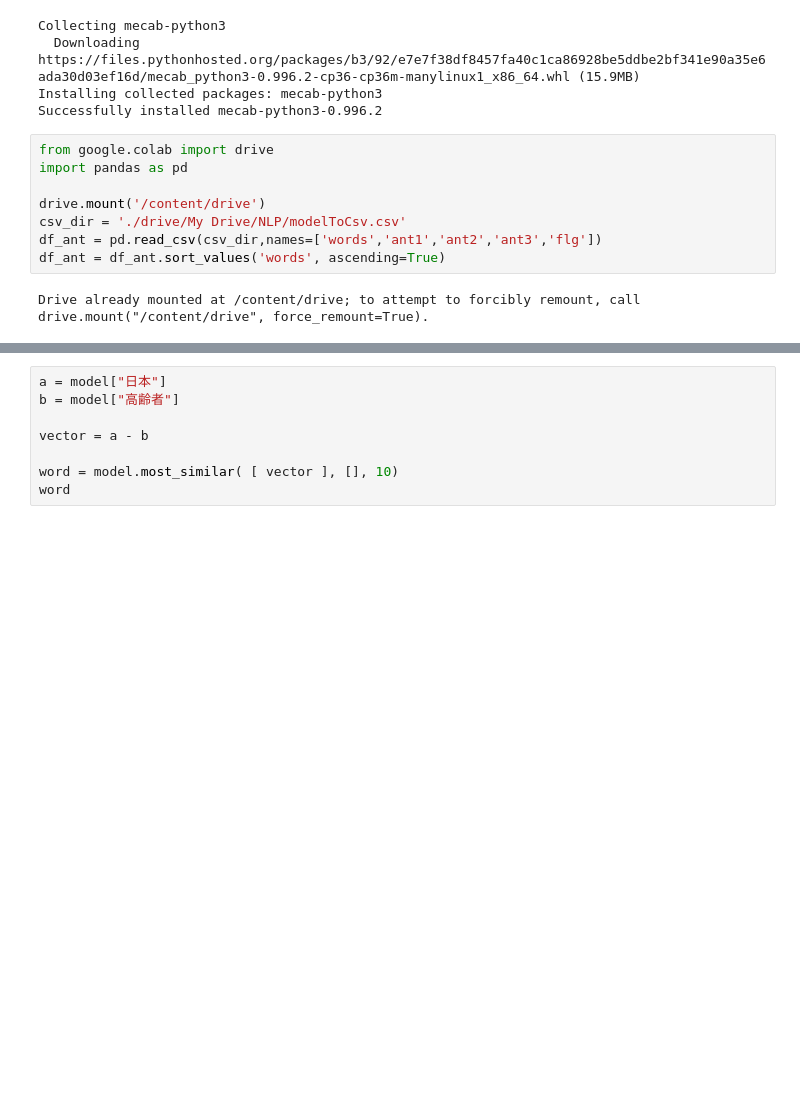
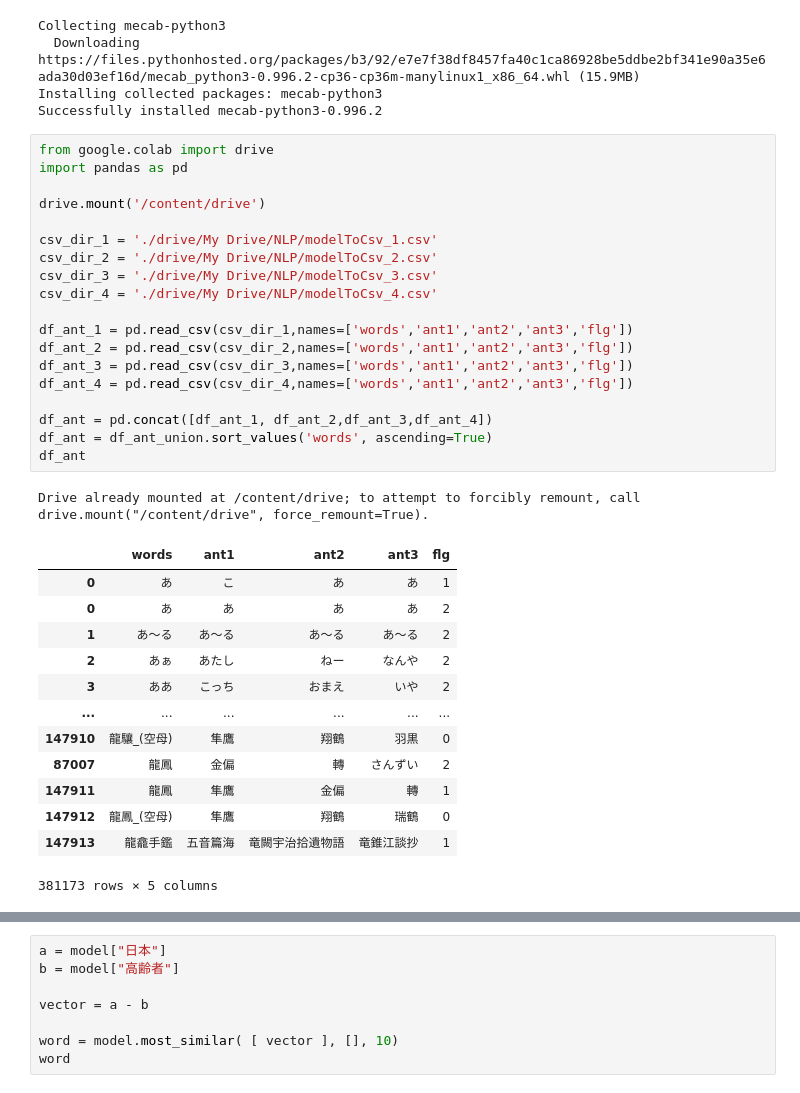
Before and after one commit to soichi-fujiwara/jupyter-notebook, a Jupyter notebook: modelToDB.ipynb, the cells around one changed output, grey strips where cells are left out. Saved outputs shown, nothing was run; the diff lists cells and outputs as text; blank space fills up the shorter version.

```diff
--- a/modelToDB.ipynb
+++ b/modelToDB.ipynb
@@ -537,13 +579,37 @@ Successfully installed mecab-python3-0.996.2
 # %%
 from google.colab import drive
 import pandas as pd
 
 drive.mount('/content/drive')
-csv_dir = './drive/My Drive/NLP/modelToCsv.csv'
-df_ant = pd.read_csv(csv_dir,names=['words','ant1','ant2','ant3','flg'])
-df_ant = df_ant.sort_values('words', ascending=True)
+
+csv_dir_1 = './drive/My Drive/NLP/modelToCsv_1.csv'
+csv_dir_2 = './drive/My Drive/NLP/modelToCsv_2.csv'
+csv_dir_3 = './drive/My Drive/NLP/modelToCsv_3.csv'
+csv_dir_4 = './drive/My Drive/NLP/modelToCsv_4.csv'
+
+df_ant_1 = pd.read_csv(csv_dir_1,names=['words','ant1','ant2','ant3','flg'])
+df_ant_2 = pd.read_csv(csv_dir_2,names=['words','ant1','ant2','ant3','flg'])
+df_ant_3 = pd.read_csv(csv_dir_3,names=['words','ant1','ant2','ant3','flg'])
+df_ant_4 = pd.read_csv(csv_dir_4,names=['words','ant1','ant2','ant3','flg'])
+
+df_ant = pd.concat([df_ant_1, df_ant_2,df_ant_3,df_ant_4])
+df_ant = df_ant_union.sort_values('words', ascending=True)
+df_ant
 # %% [output]
 Drive already mounted at /content/drive; to attempt to forcibly remount, call drive.mount("/content/drive", force_remount=True).
+|  | words | ant1 | ant2 | ant3 | flg |
+| 0 | あ | こ | あ | あ | 1 |
+| 0 | あ | あ | あ | あ | 2 |
+| 1 | あ〜る | あ〜る | あ〜る | あ〜る | 2 |
+| 2 | あぁ | あたし | ねー | なんや | 2 |
+| 3 | ああ | こっち | おまえ | いや | 2 |
+| ... | ... | ... | ... | ... | ... |
+| 147910 | 龍驤_(空母) | 隼鷹 | 翔鶴 | 羽黒 | 0 |
+| 87007 | 龍鳳 | 金偏 | 轉 | さんずい | 2 |
+| 147911 | 龍鳳 | 隼鷹 | 金偏 | 轉 | 1 |
+| 147912 | 龍鳳_(空母) | 隼鷹 | 翔鶴 | 瑞鶴 | 0 |
+| 147913 | 龍龕手鑑 | 五音篇海 | 竜闕宇治拾遺物語 | 竜錐江談抄 | 1 |
+381173 rows × 5 columns
 # %%
 import MeCab
 import pandas as pd
```
Also changed, not shown: parts of 8 cells of this notebook.
